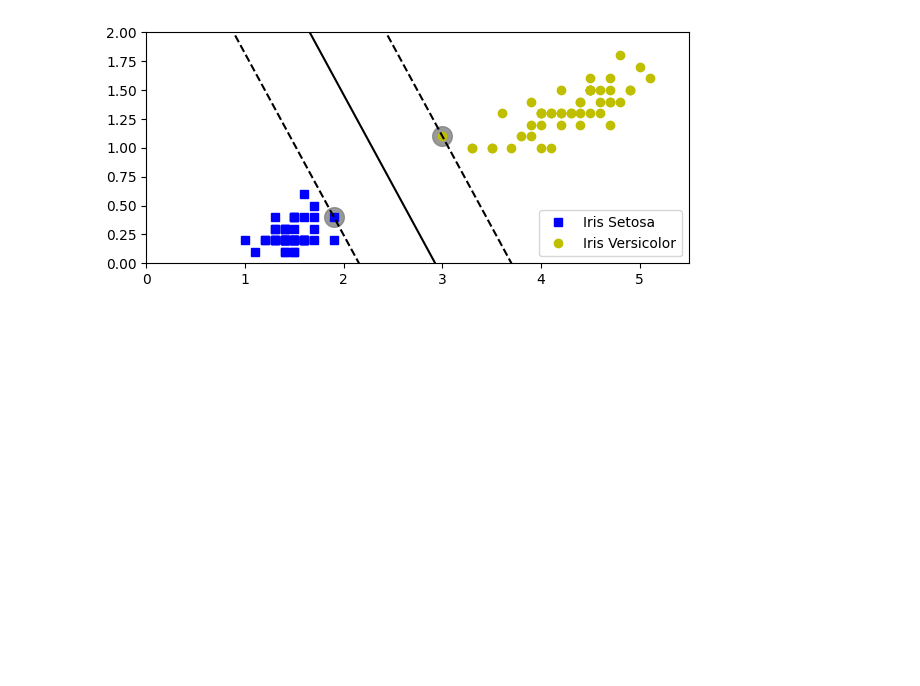
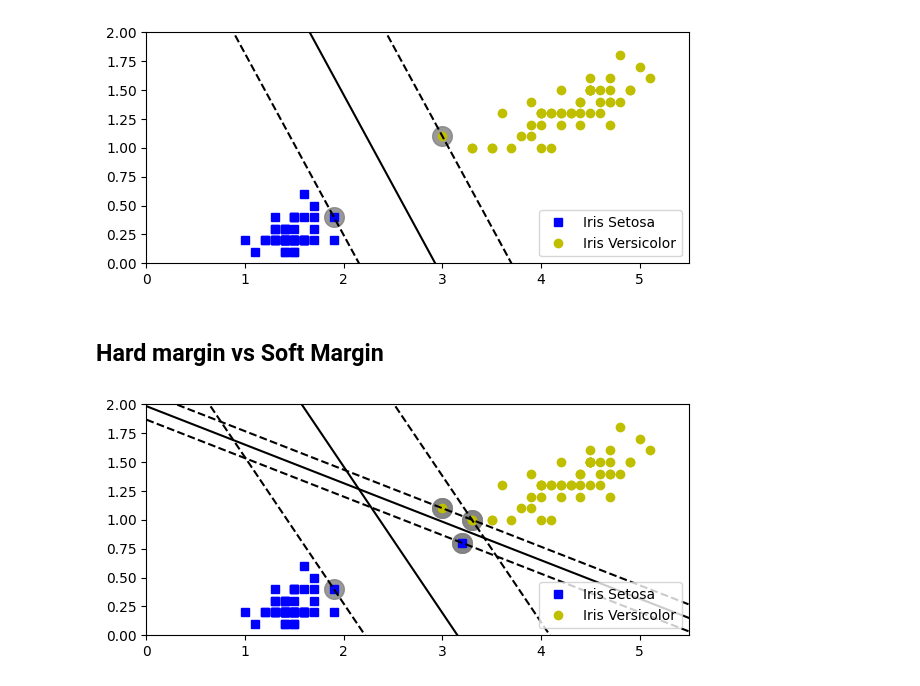
Before and after one commit to Zane-dev16/Support-Vector-Machines, a Jupyter notebook: notebooks/SVMs.ipynb, the cells around one changed output. Saved outputs shown, nothing was run; the diff lists cells and outputs as text; code cells hidden in the pictures; blank space fills up the shorter version.

Commit message:
Plot hard margin

```diff
--- a/notebooks/SVMs.ipynb
+++ b/notebooks/SVMs.ipynb
@@ -86,11 +87,18 @@ svm_clf.fit(X.values, y)
 # %% [output]
 SVC(C=1e+100, kernel='linear')
 # %%
-w = svm_clf.coef_[0]
-b = svm_clf.intercept_[0]
+def plt_svc(svm_clf):
+    w = svm_clf.coef_[0]
+    b = svm_clf.intercept_[0]
 
-x0 = np.linspace(0, 5.5, 500)
-decision_boundary = -w[0] / w[1] * x0 - b / w[1]
-margin = 1/w[1]
-support_vectors = svm_clf.support_vectors_
-support_vectors
+    x0 = np.linspace(0, 5.5, 500)
+    decision_boundary = -w[0] / w[1] * x0 - b / w[1]
+    margin = 1/w[1]
+    support_vectors = svm_clf.support_vectors_
+    support_vectors
+    plt.plot(x0, decision_boundary, "k")
+    plt.plot(x0, decision_boundary - margin, "k--")
+    plt.plot(x0, decision_boundary + margin, "k--")
+    plt.scatter(support_vectors[:, 0], support_vectors[:, 1], s=200, c="grey", alpha=0.8,zorder=-1)
+    plt.axis([0, 5.5, 0, 2])
+    plt.legend(loc="lower right")
@@ -110,3 +110,21 @@ plt.legend(loc="lower right")
 plt.show()
 # %% [output]
 [figure]
+# %% [markdown]
+## Hard margin vs Soft Margin
+# %%
+outlier = np.array([[3.2, 0.8]])
+
+X_o = np.concatenate([X.values, outlier])
+y_o = np.concatenate([y, np.array([0])])
+# %%
+svm_clf_hard = SVC(kernel="linear", C=10**9)
+
+svm_clf_hard.fit(X_o, y_o)
+
+plt.figure(figsize=(7, 3))
+plt.plot(X_o[:, 0][y_o==0], X_o[:, 1][y_o==0], "bs", label="Iris Setosa")
+plt.plot(X_o[:, 0][y_o==1], X_o[:, 1][y_o==1], "yo", label="Iris Versicolor")
+plt_svc(svm_clf_hard)
+# %% [output]
+[figure, added]
```
Also changed, not shown: parts of 3 cells of this notebook.
